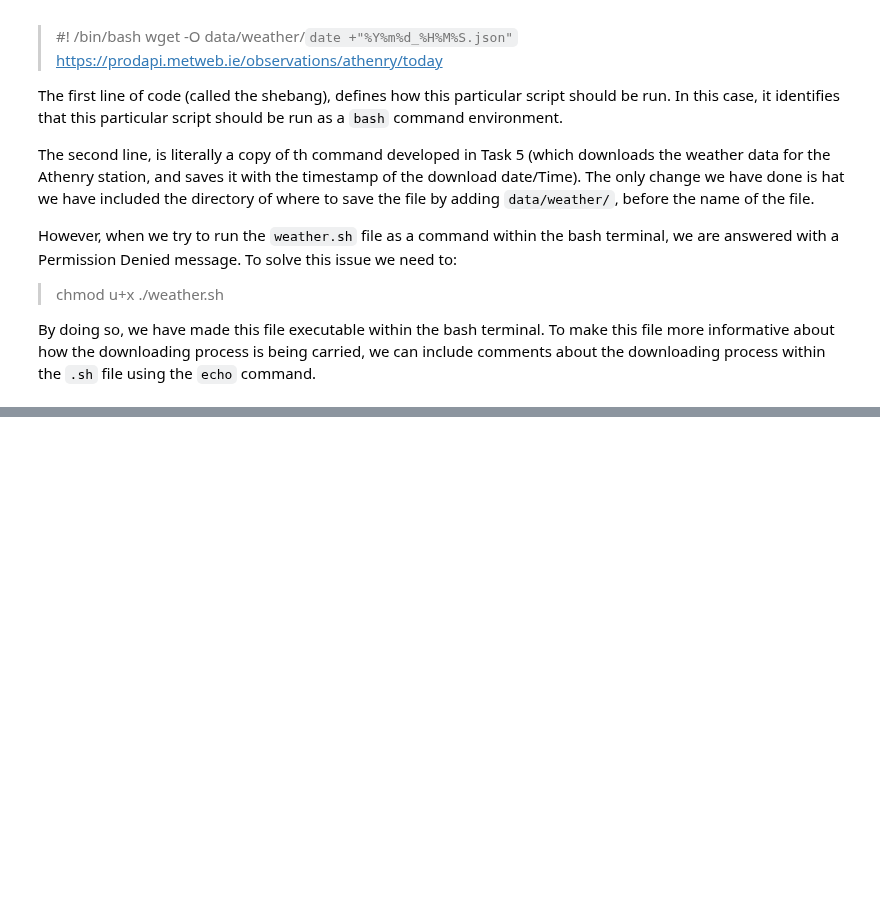
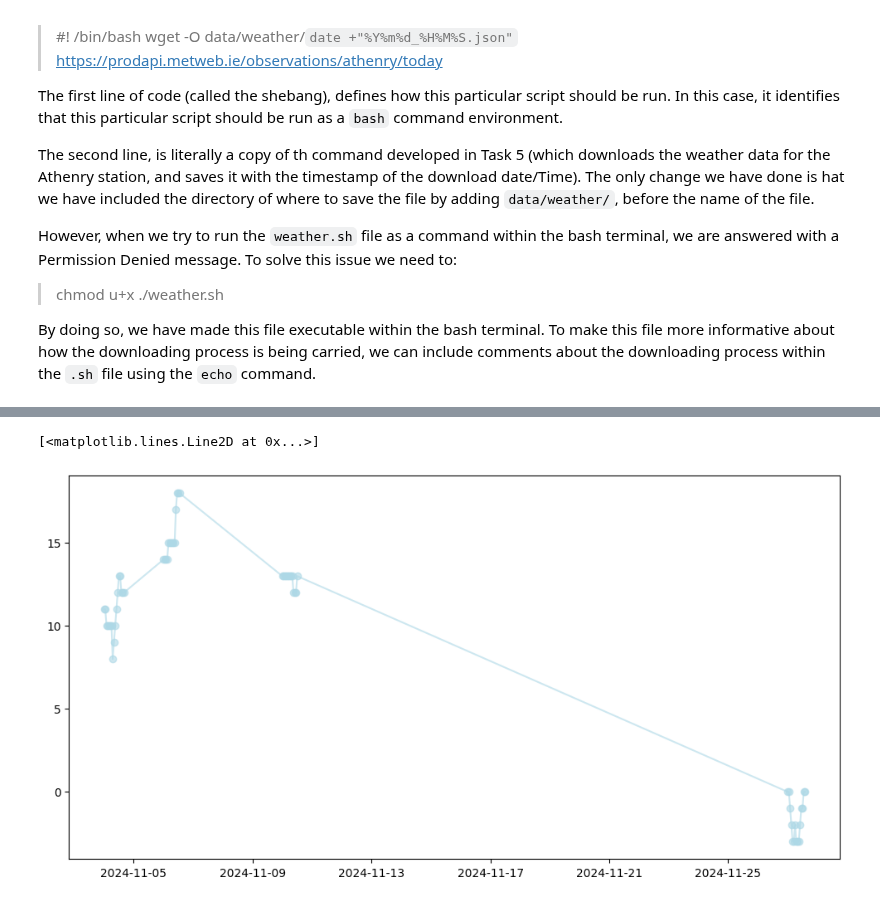
Before and after one commit to gfmg/CI_gfmg, a Jupyter notebook: weather.ipynb, the cells around one changed output, grey strips where cells are left out. Cells and saved outputs as stored; diff of their text form; code cells hidden in the pictures; blank space fills up the shorter version.

```diff
--- a/weather.ipynb
+++ b/weather.ipynb
@@ -88,0 +155,7 @@ By doing so, we have made this file executable within the bash terminal. To make
+# %%
+# Create a timestamp column:
+# I originally tried the options discussed in:
+# https://stackoverflow.com/questions/10624937/convert-datetime-object-to-a-string-of-date-only-in-python
+# But I later used chatGPT for the last touch.
+# Basically I add together the date column after converting it to a string to the reportTime column, and then convert all of it to datetime.
+wdata['timestamp'] = pd.to_datetime(wdata['date'] + ' ' + wdata['reportTime'],format='%d-%m-%Y %H:%M')
@@ -88,0 +175,14 @@ By doing so, we have made this file executable within the bash terminal. To make
+# %%
+# Setting the TimeStamp as the index for plotting:
+wdata.set_index('timestamp',inplace=True)
+wdata.sort_index(inplace=True)
+# %%
+# Plotting variables of interest as a trends:
+# Plotting
+fig, ax = plt.subplots(figsize=(12, 6))
+
+# Daily temperature data
+ax.plot(wdata.index, wdata['temperature'], 'o-',label='Hourly Temperature', color='lightblue', alpha=0.6)
+# %% [output]
+[<matplotlib.lines.Line2D at 0x...>]
+[figure, added]
```
Also changed, not shown: parts of 11 cells of this notebook.
